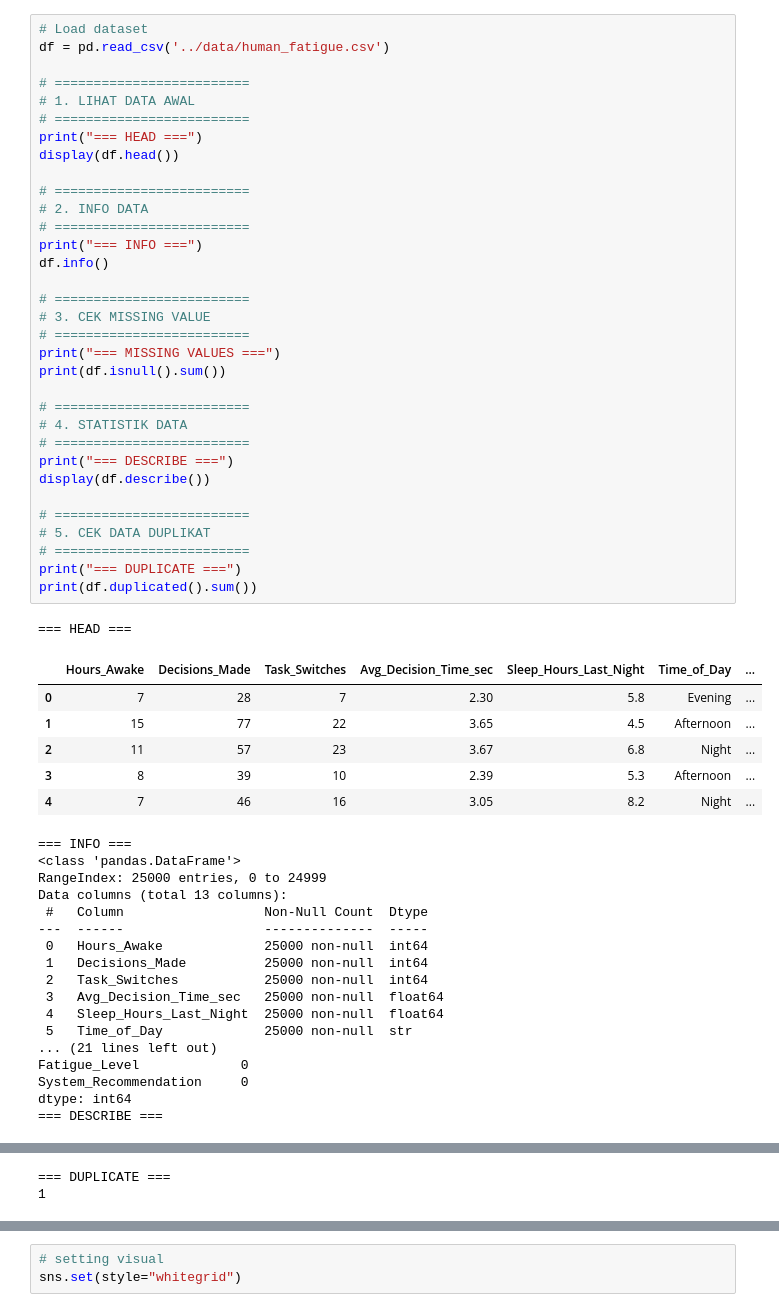
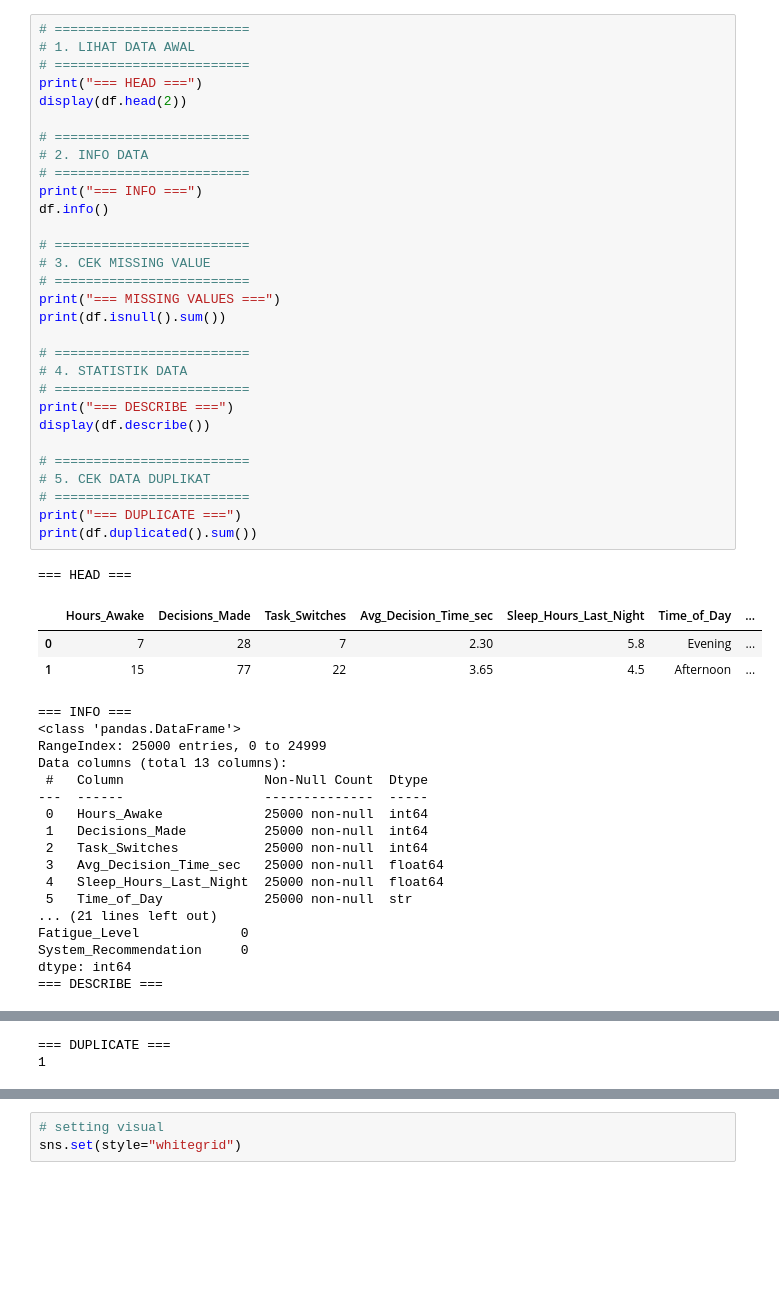
Before and after one commit to djaluaverrous/human-fatigue-classification-project, a Jupyter notebook: notebook/analysis.ipynb, the cells around one changed output, grey strips where cells are left out. Cells and saved outputs as stored; diff of their text form; blank space fills up the shorter version.

```diff
--- a/notebook/analysis.ipynb
+++ b/notebook/analysis.ipynb
@@ -5,44 +70,38 @@ import seaborn as sns
 # %%
-# Load dataset
-df = pd.read_csv('../data/human_fatigue.csv')
-
 # =========================
 # 1. LIHAT DATA AWAL
 # =========================
 print("=== HEAD ===")
-display(df.head())
+display(df.head(2))
 
 # =========================
 # 2. INFO DATA
 # =========================
 print("=== INFO ===")
 df.info()
 
 # =========================
 # 3. CEK MISSING VALUE
 # =========================
 print("=== MISSING VALUES ===")
 print(df.isnull().sum())
 
 # =========================
 # 4. STATISTIK DATA
 # =========================
 print("=== DESCRIBE ===")
 display(df.describe())
 
 # =========================
 # 5. CEK DATA DUPLIKAT
 # =========================
 print("=== DUPLICATE ===")
 print(df.duplicated().sum())
 # %% [output]
 === HEAD ===
 |  | Hours_Awake | Decisions_Made | Task_Switches | Avg_Decision_Time_sec | Sleep_Hours_Last_Night | Time_of_Day | ... |
 | 0 | 7 | 28 | 7 | 2.30 | 5.8 | Evening | ... |
 | 1 | 15 | 77 | 22 | 3.65 | 4.5 | Afternoon | ... |
-| 2 | 11 | 57 | 23 | 3.67 | 6.8 | Night | ... |
-| 3 | 8 | 39 | 10 | 2.39 | 5.3 | Afternoon | ... |
-| 4 | 7 | 46 | 16 | 3.05 | 8.2 | Night | ... |
 === INFO ===
 <class 'pandas.DataFrame'>
 RangeIndex: 25000 entries, 0 to 24999
```
Also changed, not shown: parts of 47 cells of this notebook, 19 other files.
